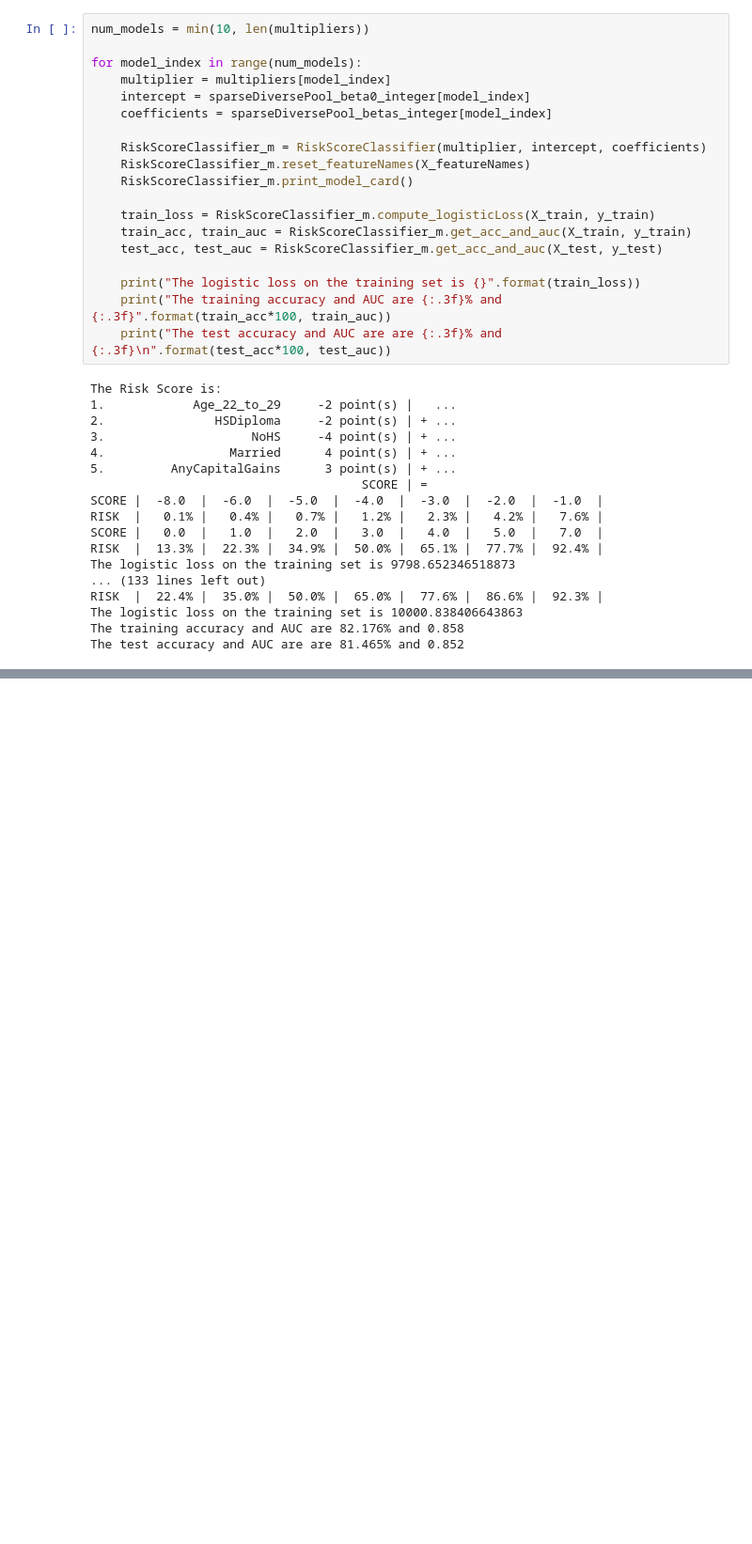
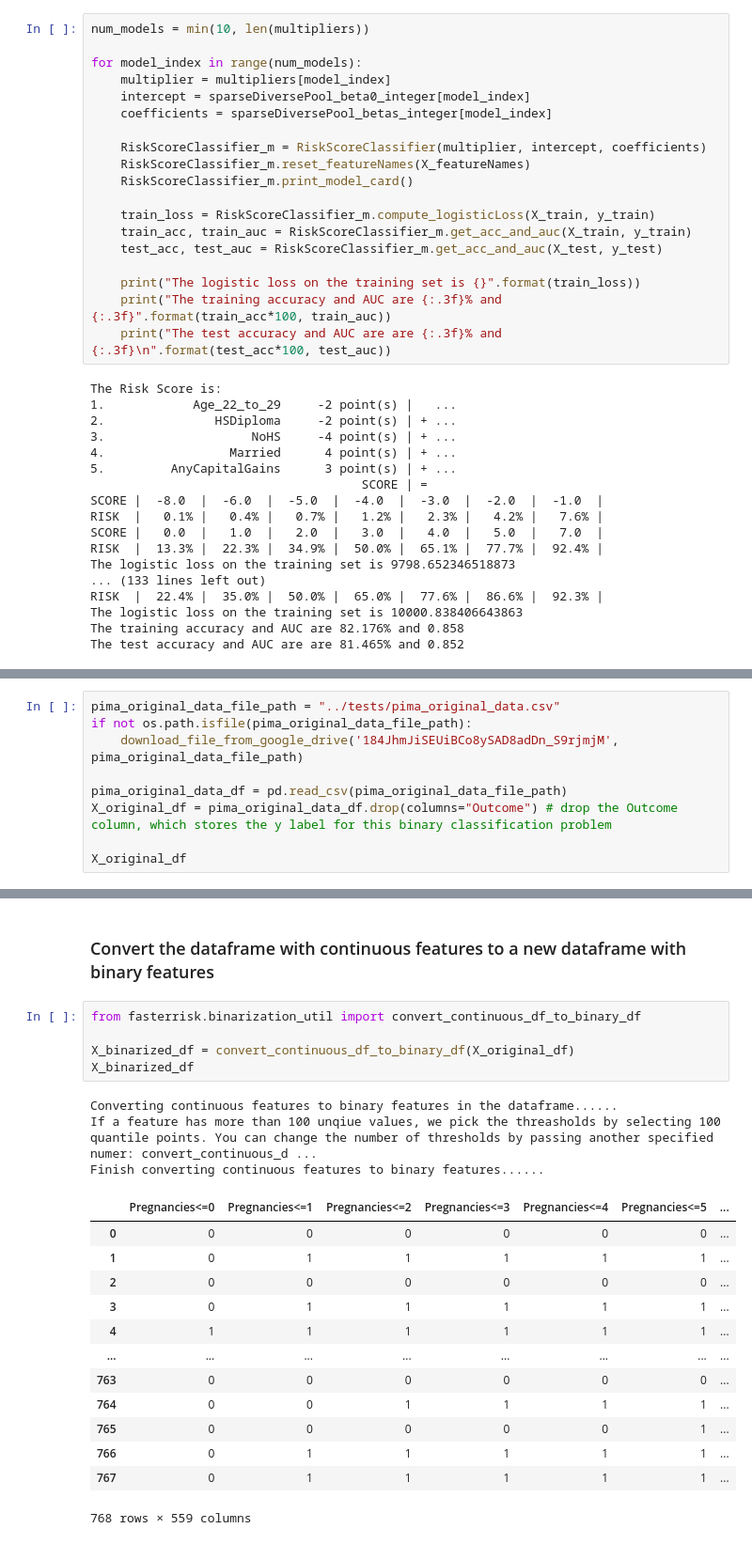
Before and after one commit to interpretml/FasterRisk, a Jupyter notebook: docs/example.ipynb, the cells around one changed output, grey strips where cells are left out. Shown: that part at 94% size. Drawn from its saved outputs; the diff is of its cells as text; blank space fills up the shorter version.

Commit message:
feat: add binarization as part of the tutorial

```diff
--- a/docs/example.ipynb
+++ b/docs/example.ipynb
@@ -138,0 +145,9 @@ The test accuracy and AUC are are 81.465% and 0.852
+# %%
+pima_original_data_file_path = "../tests/pima_original_data.csv"
+if not os.path.isfile(pima_original_data_file_path):
+    download_file_from_google_drive('184JhmJiSEUiBCo8ySAD8adDn_S9rjmjM', pima_original_data_file_path)
+
+pima_original_data_df = pd.read_csv(pima_original_data_file_path)
+X_original_df = pima_original_data_df.drop(columns="Outcome") # drop the Outcome column, which stores the y label for this binary classification problem
+
+X_original_df
@@ -138,0 +171,24 @@ The test accuracy and AUC are are 81.465% and 0.852
+# %% [markdown]
+### Convert the dataframe with continuous features to a new dataframe with binary features
+# %%
+from fasterrisk.binarization_util import convert_continuous_df_to_binary_df
+
+X_binarized_df = convert_continuous_df_to_binary_df(X_original_df)
+X_binarized_df
+# %% [output]
+Converting continuous features to binary features in the dataframe......
+If a feature has more than 100 unqiue values, we pick the threasholds by selecting 100 quantile points. You can change the number of thresholds by passing another specified numer: convert_continuous_d ...
+Finish converting continuous features to binary features......
+|  | Pregnancies<=0 | Pregnancies<=1 | Pregnancies<=2 | Pregnancies<=3 | Pregnancies<=4 | Pregnancies<=5 | ... |
+| 0 | 0 | 0 | 0 | 0 | 0 | 0 | ... |
+| 1 | 0 | 1 | 1 | 1 | 1 | 1 | ... |
+| 2 | 0 | 0 | 0 | 0 | 0 | 0 | ... |
+| 3 | 0 | 1 | 1 | 1 | 1 | 1 | ... |
+| 4 | 1 | 1 | 1 | 1 | 1 | 1 | ... |
+| ... | ... | ... | ... | ... | ... | ... | ... |
+| 763 | 0 | 0 | 0 | 0 | 0 | 0 | ... |
+| 764 | 0 | 0 | 1 | 1 | 1 | 1 | ... |
+| 765 | 0 | 0 | 0 | 0 | 0 | 1 | ... |
+| 766 | 0 | 1 | 1 | 1 | 1 | 1 | ... |
+| 767 | 0 | 1 | 1 | 1 | 1 | 1 | ... |
+768 rows × 559 columns
```
Also changed, not shown: parts of 6 cells of this notebook, 1 other file.
